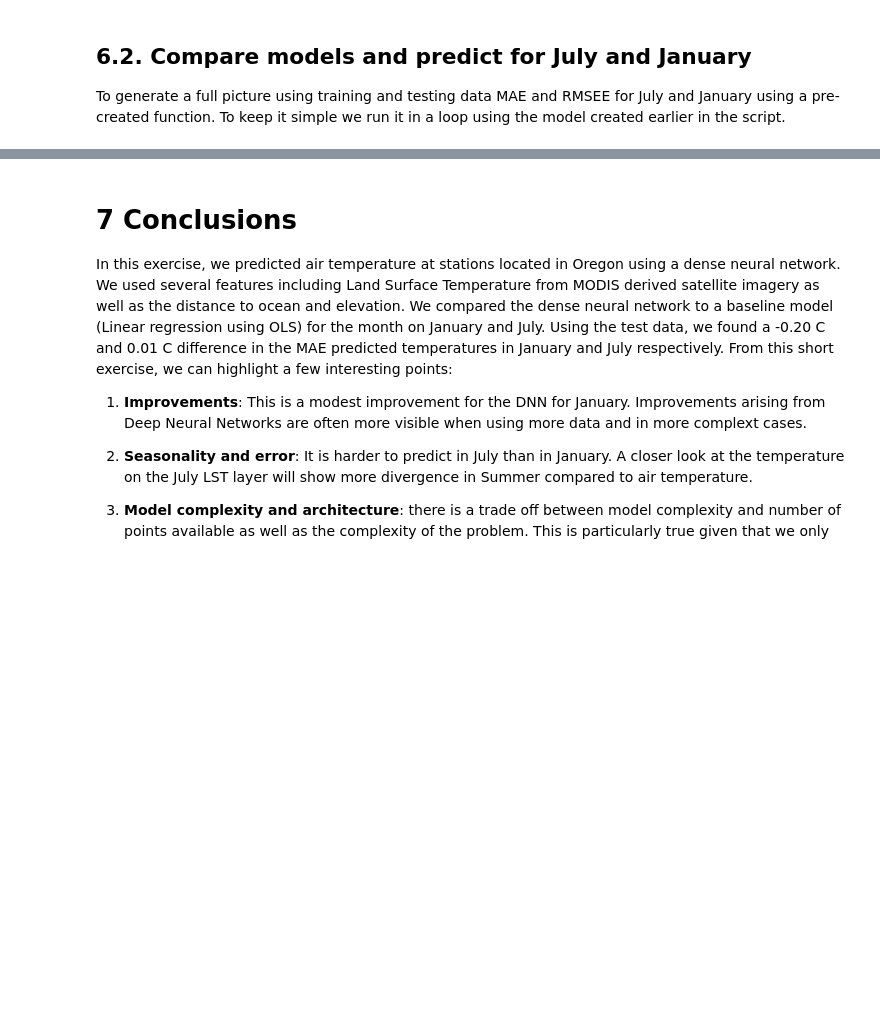
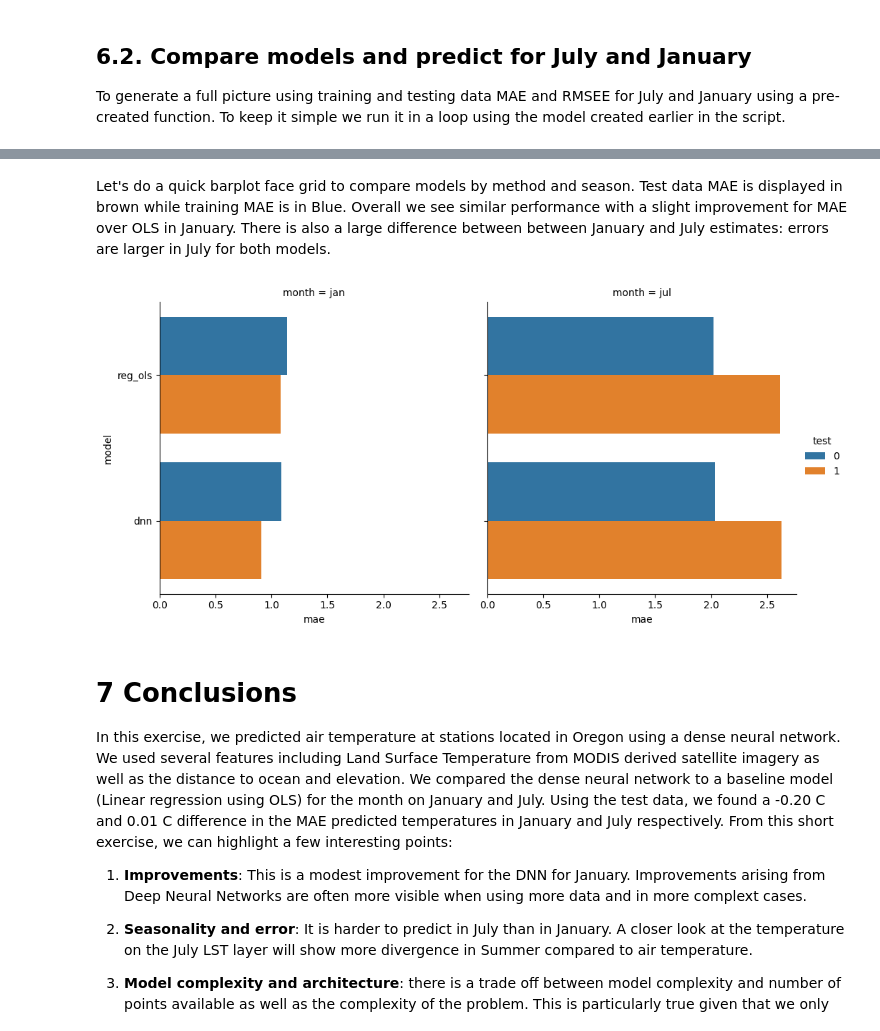
Before and after one commit to bparment1/deep_learning_with_satellite_imagery_and_geospatial_data, a Jupyter notebook: temperature_predictions_DNN.ipynb, the cells around one changed output, grey strips where cells are left out. Cells and saved outputs as stored; diff of their text form; code cells hidden in the pictures; blank space fills up the shorter version.

Commit message:
adding plots and fixing errors

```diff
--- a/temperature_predictions_DNN.ipynb
+++ b/temperature_predictions_DNN.ipynb
@@ -708,3 +710,14 @@ display(data_metrics)
+# %% [markdown]
+Let's do a quick barplot face grid to compare models by method and season. Test data MAE is displayed in brown while training MAE is in Blue. Overall we see similar performance with a slight improvement for MAE over OLS in January.  There is also a large difference between between January and July estimates: errors are larger in July for both models.
+# %%
+g = sns.catplot(data=data_metrics,
+                x='mae',
+                y='model',
+                hue='test',
+                col='month',
+                kind='bar')
+# %% [output]
+[figure, added]
 # %% [markdown]
 # 7 Conclusions
 
```
Also changed, not shown: parts of 24 cells of this notebook.
